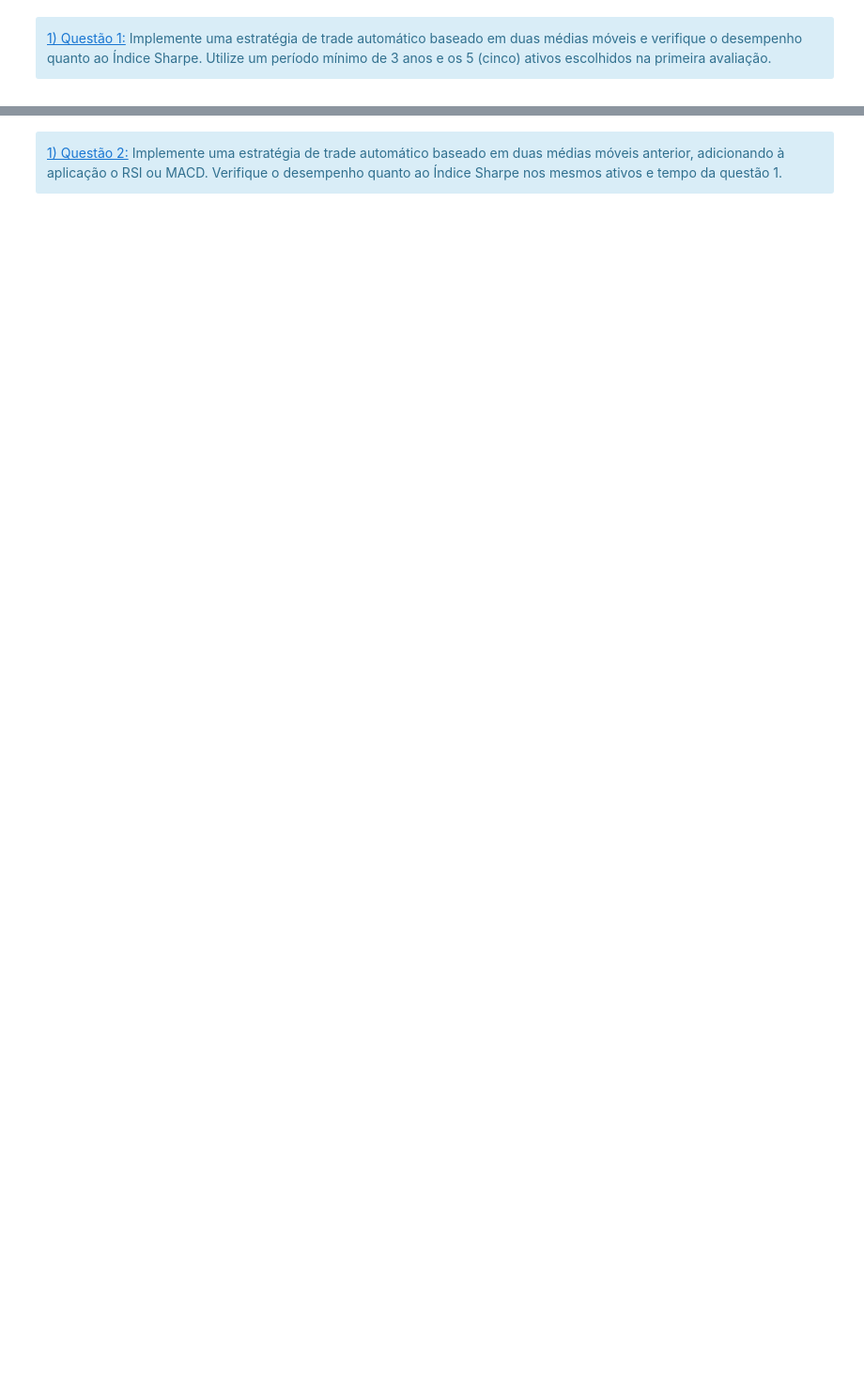
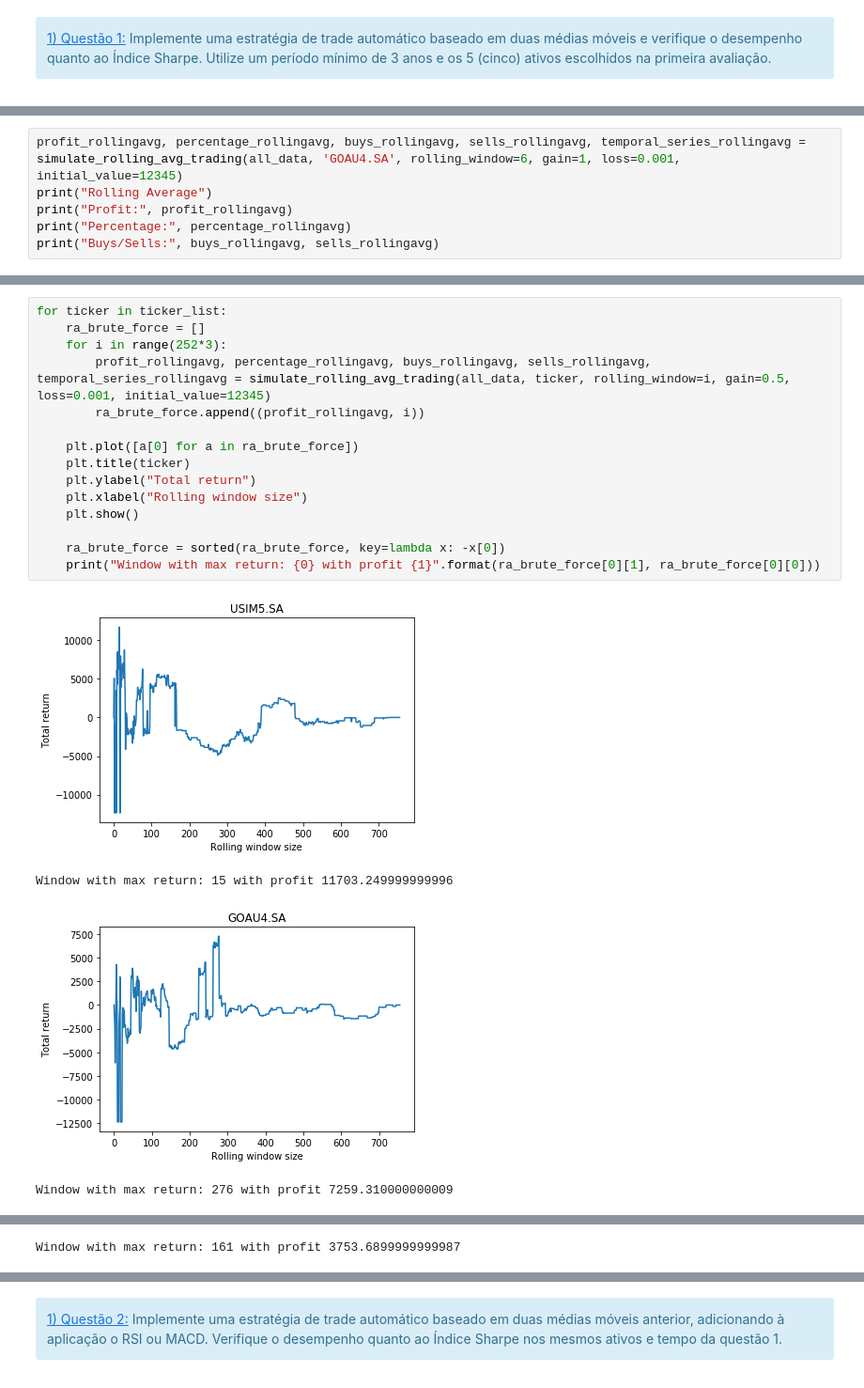
Before and after one commit to MepaTrading/psf-project-2, a Jupyter notebook: Segunda_2BAtividade_2BPr_C3_A1tica_2BAvaliativa.ipynb, the cells around one changed output, grey strips where cells are left out. Shown: that part at 94% size. Saved outputs shown, nothing was run; the diff lists cells and outputs as text; blank space fills up the shorter version.

```diff
--- a/Segunda_2BAtividade_2BPr_C3_A1tica_2BAvaliativa.ipynb
+++ b/Segunda_2BAtividade_2BPr_C3_A1tica_2BAvaliativa.ipynb
@@ -48,0 +55,6 @@ all_data = get_tickers(ticker_list,
+# %%
+profit_rollingavg, percentage_rollingavg, buys_rollingavg, sells_rollingavg, temporal_series_rollingavg = simulate_rolling_avg_trading(all_data, 'GOAU4.SA', rolling_window=6, gain=1, loss=0.001, initial_value=12345)
+print("Rolling Average")
+print("Profit:", profit_rollingavg)
+print("Percentage:", percentage_rollingavg)
+print("Buys/Sells:", buys_rollingavg, sells_rollingavg)
@@ -48,0 +66,20 @@ all_data = get_tickers(ticker_list,
+# %%
+for ticker in ticker_list:
+    ra_brute_force = []
+    for i in range(252*3):
+        profit_rollingavg, percentage_rollingavg, buys_rollingavg, sells_rollingavg, temporal_series_rollingavg = simulate_rolling_avg_trading(all_data, ticker, rolling_window=i, gain=0.5, loss=0.001, initial_value=12345)
+        ra_brute_force.append((profit_rollingavg, i))
+
+    plt.plot([a[0] for a in ra_brute_force])
+    plt.title(ticker)
+    plt.ylabel("Total return")
+    plt.xlabel("Rolling window size")
+    plt.show()
+
+    ra_brute_force = sorted(ra_brute_force, key=lambda x: -x[0])
+    print("Window with max return: {0} with profit {1}".format(ra_brute_force[0][1], ra_brute_force[0][0]))
+# %% [output]
+[figure, added]
+Window with max return: 15 with profit 11703.249999999996
+[figure, added]
+Window with max return: 276 with profit 7259.310000000009
@@ -48,0 +87 @@ all_data = get_tickers(ticker_list,
+Window with max return: 161 with profit 3753.6899999999987
```
Also changed, not shown: parts of 18 cells of this notebook, 4 other files.
